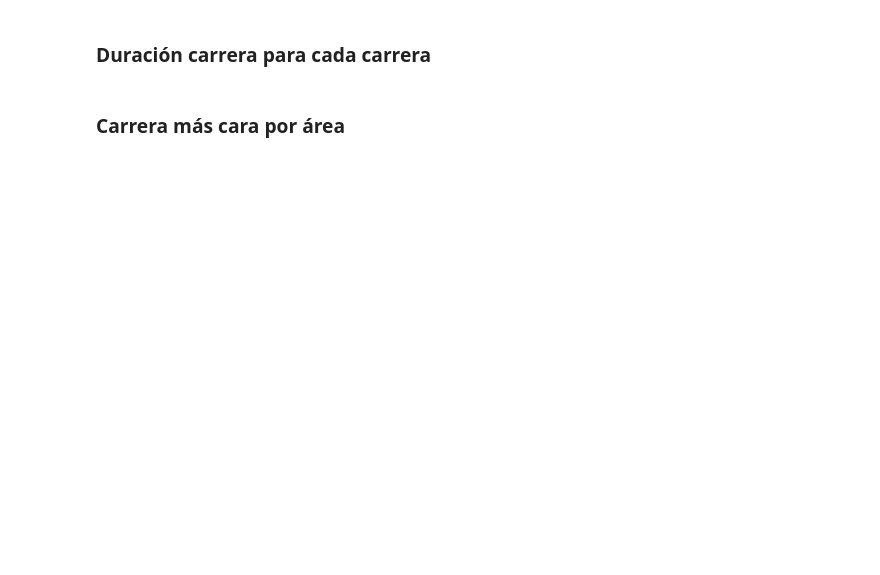
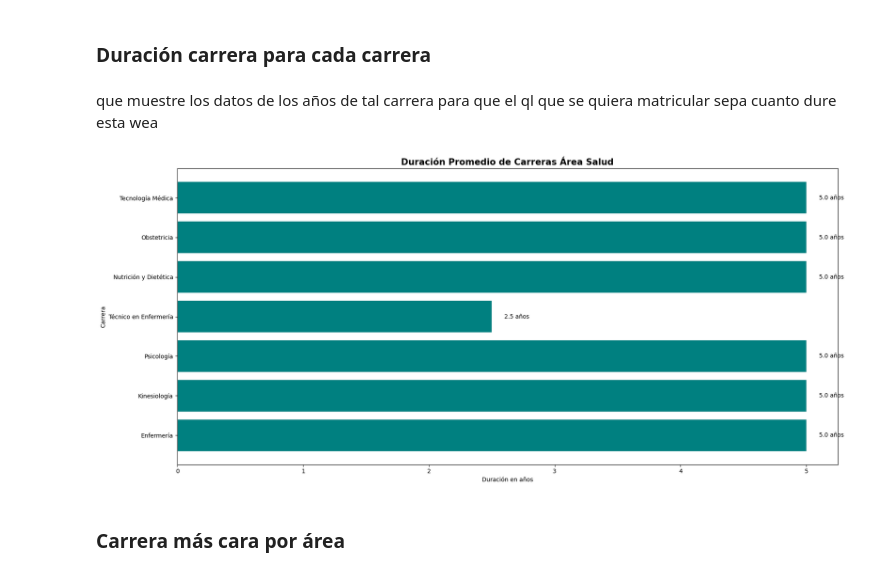
Before and after one commit to DiegoPyLL/ProyectoMat_EV1, a Jupyter notebook: TrabajoPractico.ipynb, the cells around one changed output. Cells and saved outputs as stored; diff of their text form; code cells hidden in the pictures; blank space fills up the shorter version.

```diff
--- a/TrabajoPractico.ipynb
+++ b/TrabajoPractico.ipynb
@@ -514,2 +441,35 @@ plt.show()
+# %% [markdown]
+que muestre los datos de los años de tal carrera para que el ql que se quiera matricular sepa cuanto dure esta wea
+# %%
+duracion_salud = {
+    "Enfermería": 5,
+    "Kinesiología": 5,
+    "Psicología": 5,
+    "Técnico en Enfermería": 2.5,
+    "Nutrición y Dietética": 5,
+    "Obstetricia": 5,
+    "Tecnología Médica": 5
+}
+
+carreras = list(duracion_salud.keys())
+duracion = list(duracion_salud.values())
+
+fig, ax = plt.subplots(figsize=(18,8))
+barras = ax.barh(carreras, duracion, color="teal")
+
+ax.set_title("Duración Promedio de Carreras Área Salud", fontsize=15, fontweight="bold")
+ax.set_xlabel("Duración en años")
+ax.set_ylabel("Carrera")
+
+for bar in barras:
+    valor = bar.get_width()
+    ax.text(valor + 0.1, bar.get_y() + bar.get_height()/2,
+            f"{valor} años",
+            va="center", fontsize=10)
+
+plt.tight_layout()
+plt.show()
+# %% [output]
+[figure, added]
 # %% [markdown]
 ### Carrera más cara por área
```
Also changed, not shown: parts of 17 cells of this notebook.
